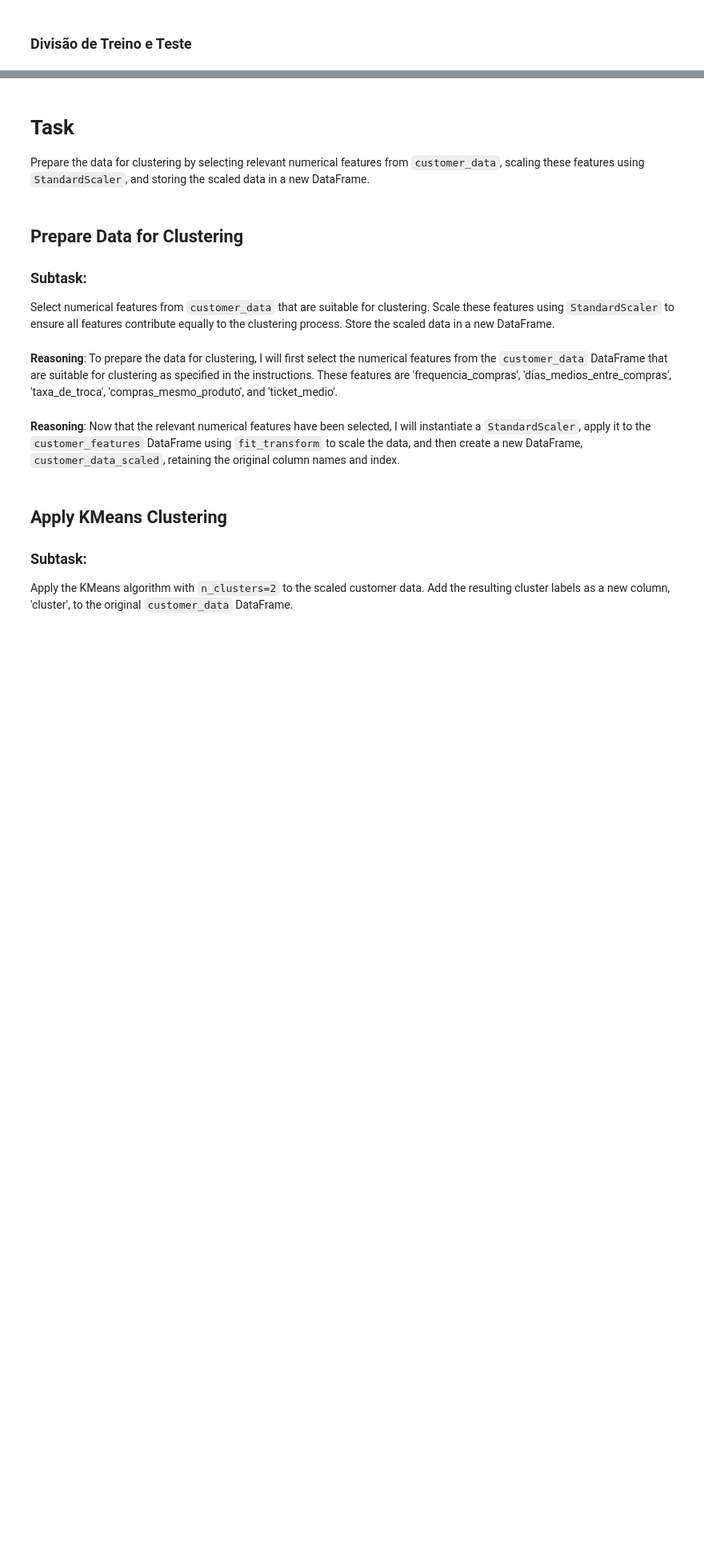
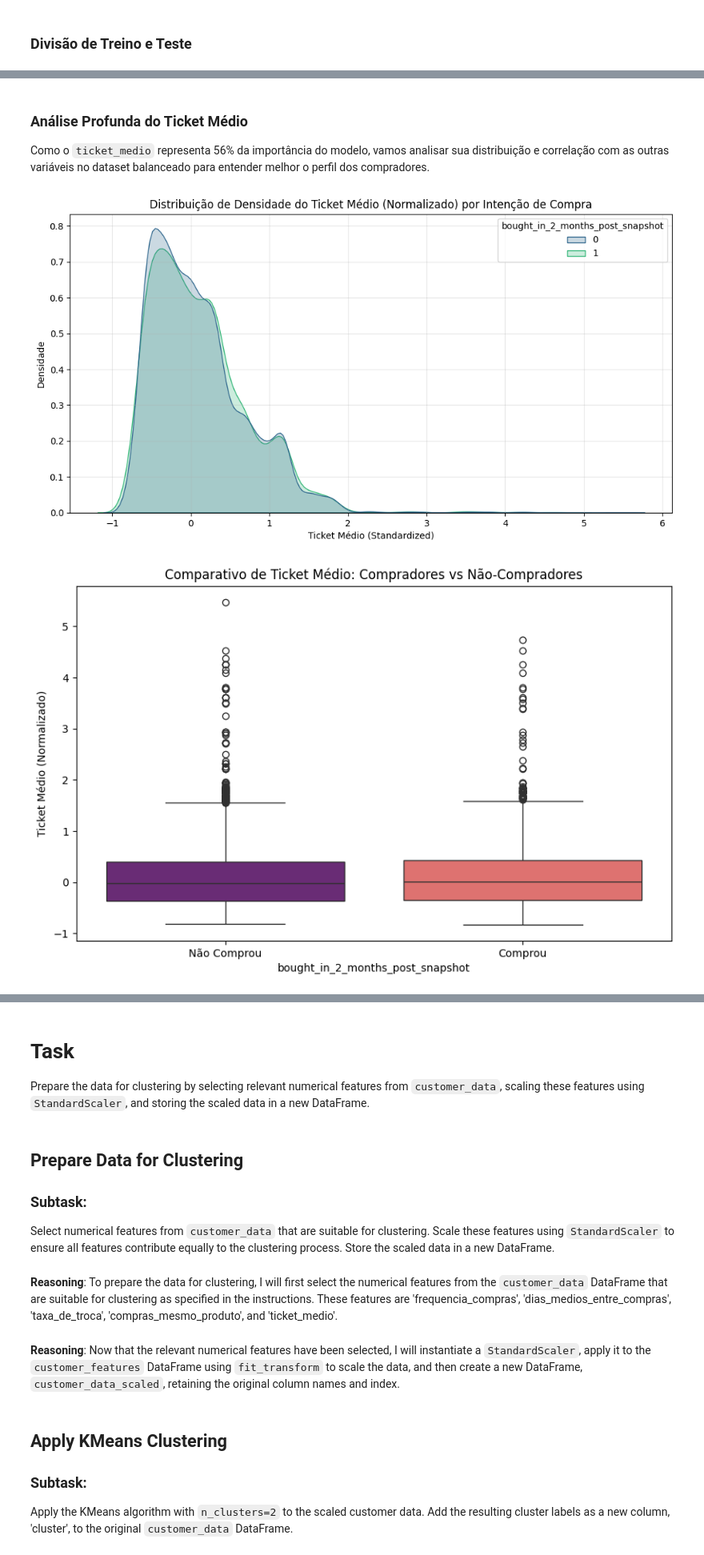
Before and after one commit to luuizfr/PE_Sistema_Automotivo, a Jupyter notebook: PE_Sistema_Automotivo.ipynb, the cells around one changed output, grey strips where cells are left out. Shown at 80% size. Saved outputs shown, nothing was run; the diff lists cells and outputs as text; code cells hidden in the pictures; blank space fills up the shorter version.

```diff
--- a/PE_Sistema_Automotivo.ipynb
+++ b/PE_Sistema_Automotivo.ipynb
@@ -1048,0 +1193,26 @@ Name: bought_in_2_months_post_snapshot, dtype: float64
+# %% [markdown]
+### Análise Profunda do Ticket Médio
+Como o `ticket_medio` representa 56% da importância do modelo, vamos analisar sua distribuição e correlação com as outras variáveis no dataset balanceado para entender melhor o perfil dos compradores.
+# %%
+import seaborn as sns
+import matplotlib.pyplot as plt
+
+# 1. Distribuição do Ticket Médio por Target
+plt.figure(figsize=(12, 6))
+sns.kdeplot(data=customer_data_balanced, x='ticket_medio', hue='bought_in_2_months_post_snapshot', fill=True, common_norm=False, palette='viridis')
+plt.title('Distribuição de Densidade do Ticket Médio (Normalizado) por Intenção de Compra')
+plt.xlabel('Ticket Médio (Standardized)')
+plt.ylabel('Densidade')
+plt.grid(True, alpha=0.3)
+plt.show()
+
+# 2. Boxplot para identificar Outliers e Quartis por Classe
+plt.figure(figsize=(10, 6))
+sns.boxplot(data=customer_data_balanced, x='bought_in_2_months_post_snapshot', y='ticket_medio', palette='magma', hue='bought_in_2_months_post_snapshot', legend=False)
+plt.title('Comparativo de Ticket Médio: Compradores vs Não-Compradores')
+plt.xticks([0, 1], ['Não Comprou', 'Comprou'])
+plt.ylabel('Ticket Médio (Normalizado)')
+plt.show()
+# %% [output]
+[figure, added]
+[figure, added]
```
Also changed, not shown: parts of 28 cells of this notebook.
